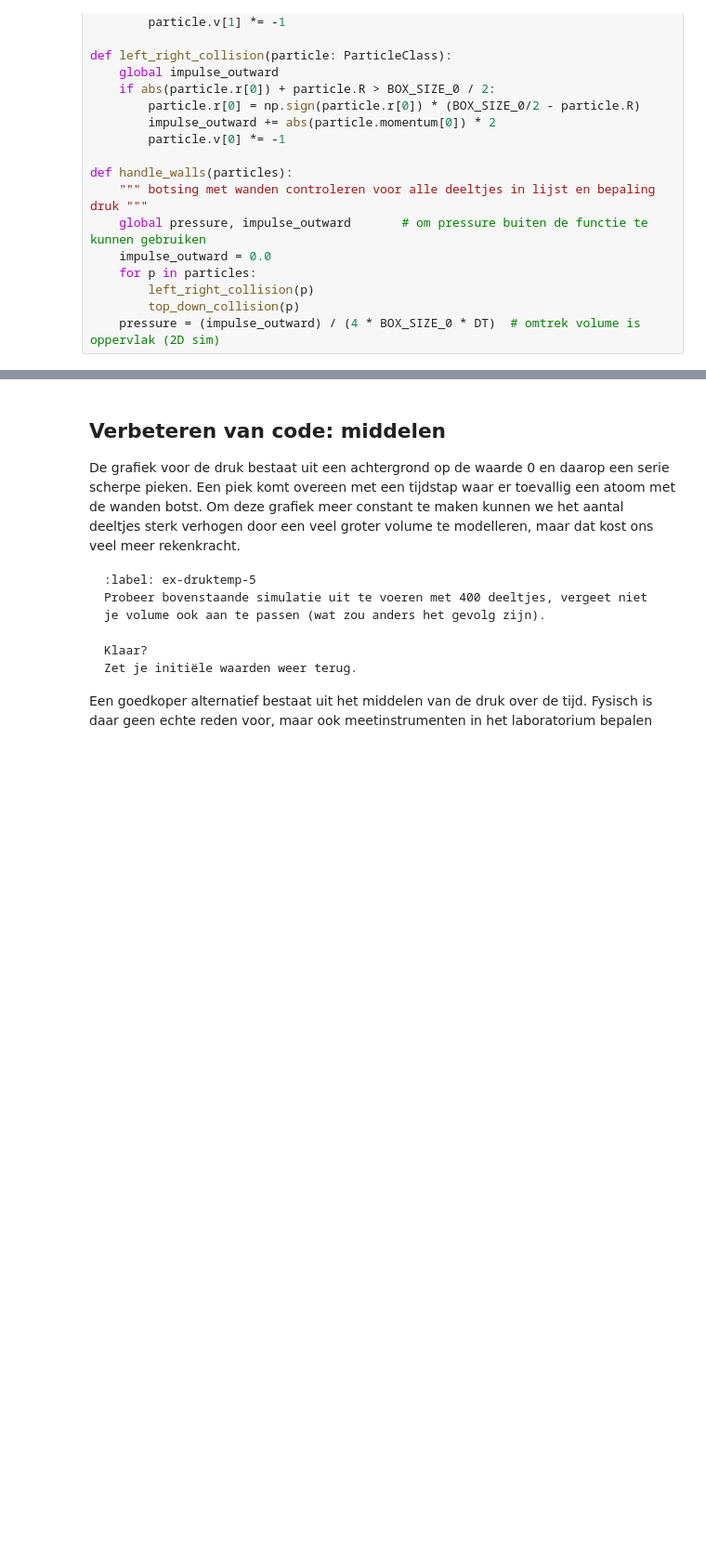
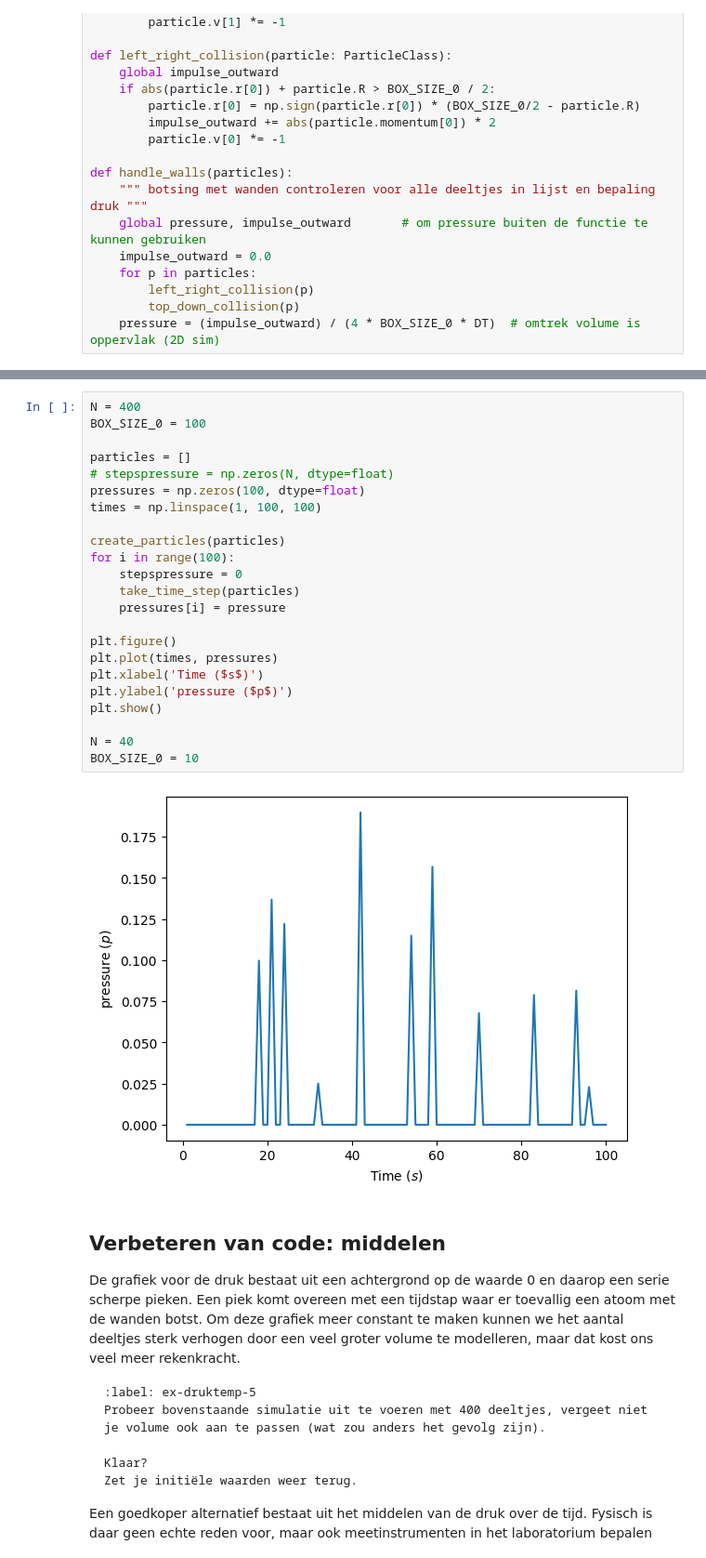
Before and after one commit to BNR33/001TASH, a Jupyter notebook: Content/PySim/5_druktemp.ipynb, the cells around one changed output, grey strips where cells are left out. Shown at 93% size. Saved outputs shown, nothing was run; the diff lists cells and outputs as text; blank space fills up the shorter version.

```diff
--- a/Content/PySim/5_druktemp.ipynb
+++ b/Content/PySim/5_druktemp.ipynb
@@ -343,3 +479,28 @@ plt.show()
+# %%
+N = 400
+BOX_SIZE_0 = 100
+
+particles = []
+# stepspressure = np.zeros(N, dtype=float)
+pressures = np.zeros(100, dtype=float)
+times = np.linspace(1, 100, 100)
+
+create_particles(particles)
+for i in range(100):
+    stepspressure = 0
+    take_time_step(particles)
+    pressures[i] = pressure
+
+plt.figure()
+plt.plot(times, pressures)
+plt.xlabel('Time ($s$)')
+plt.ylabel('pressure ($p$)')
+plt.show()
+
+N = 40
+BOX_SIZE_0 = 10
+# %% [output]
+[figure, added]
 # %% [markdown]
 ## Verbeteren van code: middelen
 
```
Also changed, not shown: parts of 5 cells of this notebook.
